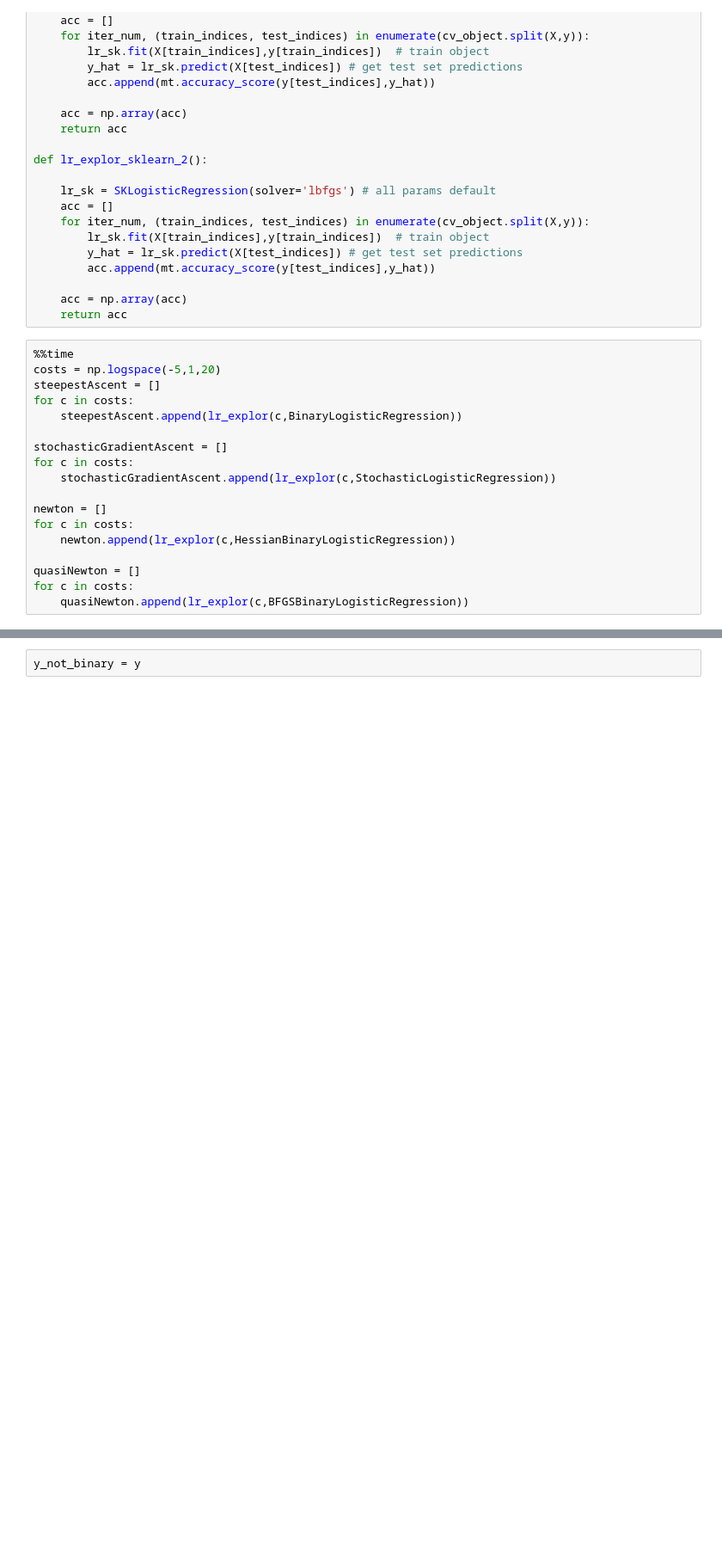
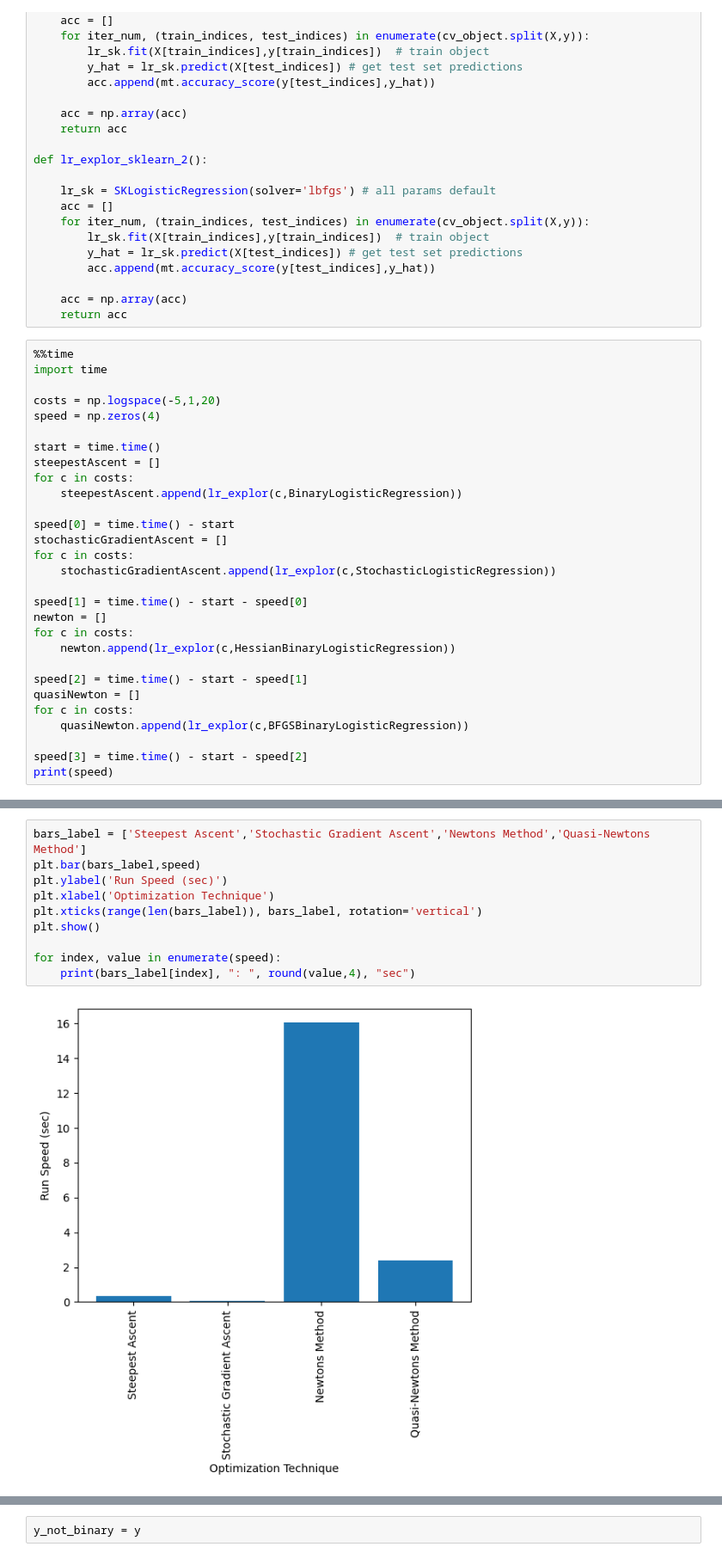
Before and after one commit to bennyandthejetss/ML_Lab3, a Jupyter notebook: Lab3.ipynb, the cells around one changed output, grey strips where cells are left out. Shown at 86% size. Saved outputs shown, nothing was run; the diff lists cells and outputs as text; blank space fills up the shorter version.

Commit message:
Added speed comparison and more explantions

```diff
--- a/Lab3.ipynb
+++ b/Lab3.ipynb
@@ -498,20 +489,31 @@ def lr_explor_sklearn_2():
     return acc
 # %%
 %%time
+import time
+
 costs = np.logspace(-5,1,20)
+speed = np.zeros(4)
+
+start = time.time()
 steepestAscent = []
 for c in costs:
     steepestAscent.append(lr_explor(c,BinaryLogisticRegression))
 
+speed[0] = time.time() - start
 stochasticGradientAscent = []
 for c in costs:
     stochasticGradientAscent.append(lr_explor(c,StochasticLogisticRegression))
 
+speed[1] = time.time() - start - speed[0]
 newton = []
 for c in costs:
     newton.append(lr_explor(c,HessianBinaryLogisticRegression))
 
+speed[2] = time.time() - start - speed[1]
 quasiNewton = []
 for c in costs:
     quasiNewton.append(lr_explor(c,BFGSBinaryLogisticRegression))
+
+speed[3] = time.time() - start - speed[2]
+print(speed)
 # %% [output]
@@ -546,0 +554,12 @@ for ax in axs.flat:
+# %%
+bars_label = ['Steepest Ascent','Stochastic Gradient Ascent','Newtons Method','Quasi-Newtons Method']
+plt.bar(bars_label,speed)
+plt.ylabel('Run Speed (sec)')
+plt.xlabel('Optimization Technique')
+plt.xticks(range(len(bars_label)), bars_label, rotation='vertical')
+plt.show()
+
+for index, value in enumerate(speed):
+    print(bars_label[index], ": ", round(value,4), "sec")
+# %% [output]
+[figure, added]
```
Also changed, not shown: parts of 10 cells of this notebook.
